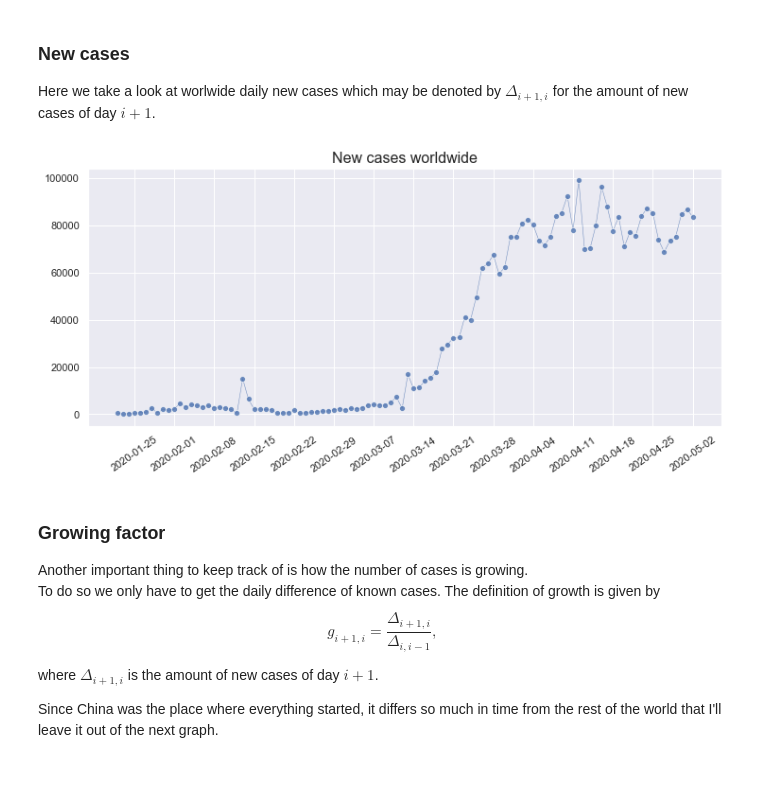
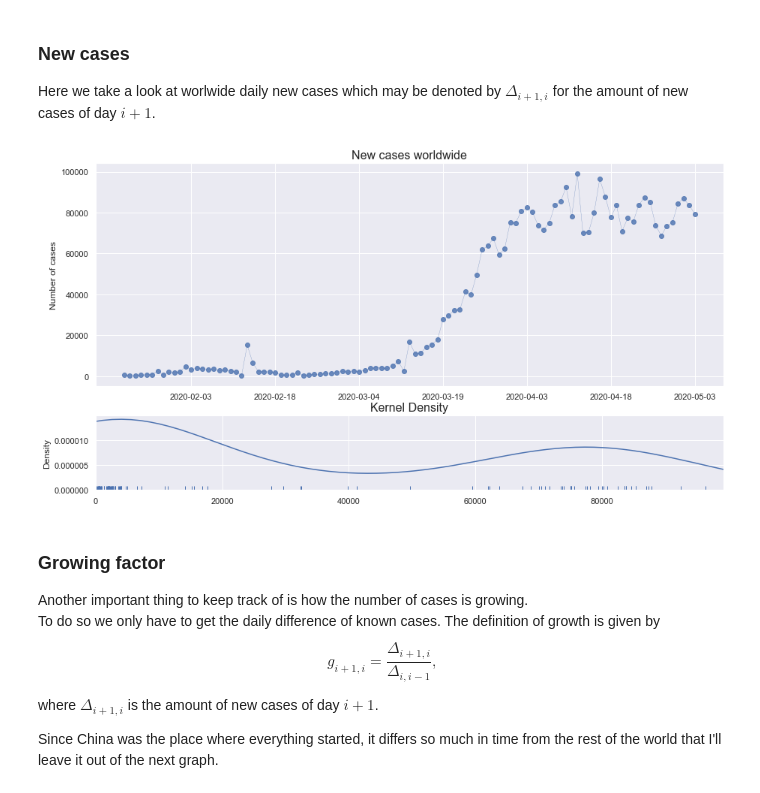
Before and after one commit to cuspime/Projects, a Jupyter notebook: COVID-19.ipynb, the cells around one changed output. Saved outputs shown, nothing was run; the diff lists cells and outputs as text; code cells hidden in the pictures.

```diff
--- a/COVID-19.ipynb
+++ b/COVID-19.ipynb
@@ -134,19 +131,30 @@ It is good to see that nowadays this curve is now **descending**.
 ### New cases
 
 Here we take a look at worlwide daily new cases which may be denoted by $\Delta_{i+1,i}$ for the amount of new cases of day $i+1$.
-# %%
-prev = 0
-l=[]
-for i in df.sum()[3:].tolist():
-    l.append(i-prev)
-    prev=i
-
-fig = plt.figure(figsize=(12,5))
-sns.lineplot(x=dates, y= l, marker='o', linewidth=0.5, alpha=.8);
-plt.title('New cases worldwide', size=16)
-plt.xticks(x_ticks, rotation=35);
-# %% [output]
-[figure, removed]
+# %%
+fig, ax = plt.subplots(2,1,figsize=(15,8), gridspec_kw={'height_ratios': [3, 1]})
+
+prev = 0
+l=[]
+for i in df.sum()[3:].tolist():
+    l.append(i-prev)
+    prev=i
+
+x_ticks = df.columns[:3:-15].tolist()
+
+ax[0].plot(dates, l, marker='o', linewidth=0.3, alpha=.8);
+ax[0].set_title('New cases worldwide', size=16)
+ax[0].set_xticks(x_ticks);
+ax[0].set_ylabel('Number of cases')
+
+
+
+ax[1] = sns.distplot(l, rug=True, hist=False)#np.linspace(0,np.max(l),50 ) );
+ax[1].set_title('Kernel Density', size=16 );
+ax[1].set_xlim(0, np.max(l) );
+ax[1].set_ylabel('Density');
+# %% [output]
+[figure, added]
 # %% [markdown]
 ### Growing factor
 Another important thing to keep track of is how the number of cases is growing.
```
Also changed, not shown: parts of 17 cells of this notebook.
